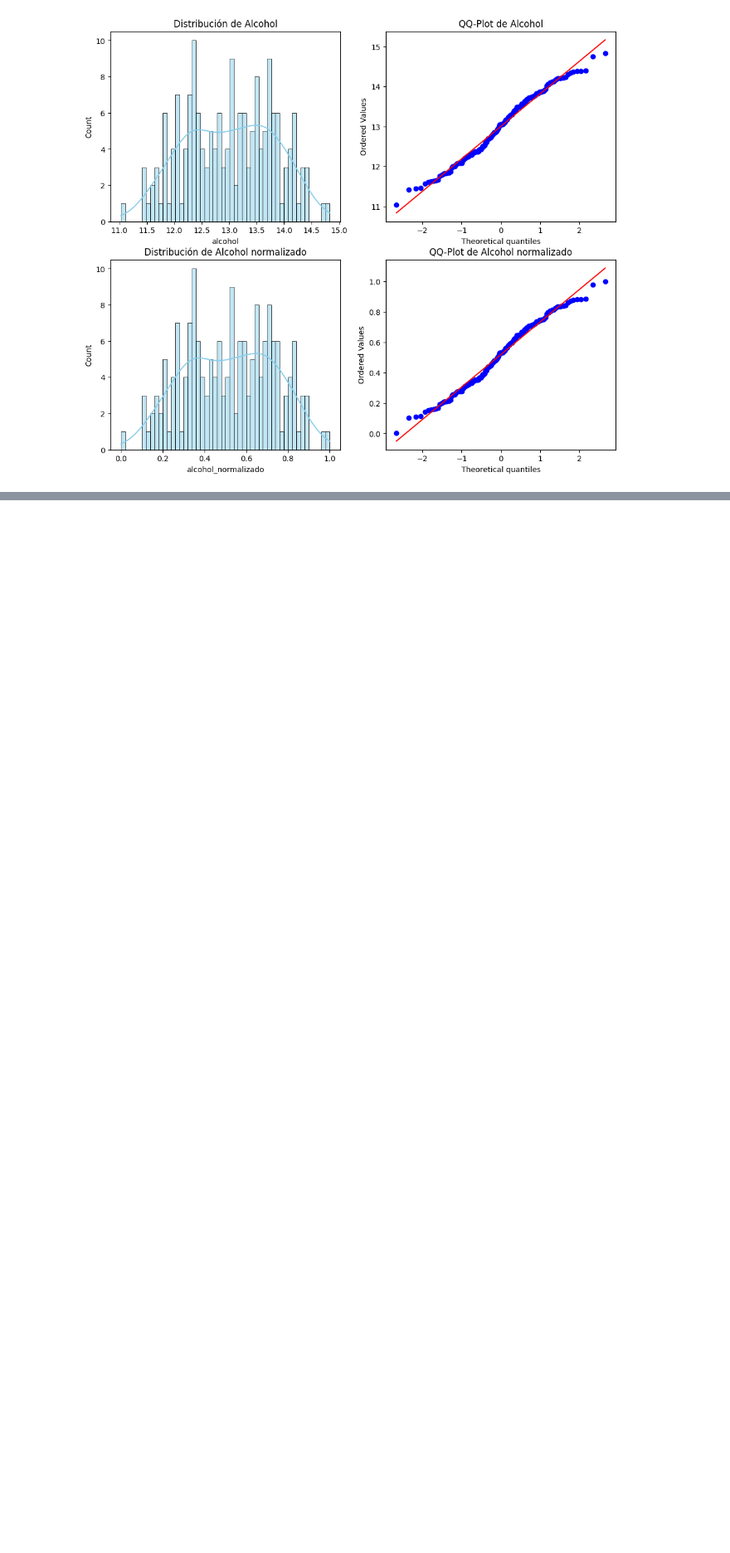
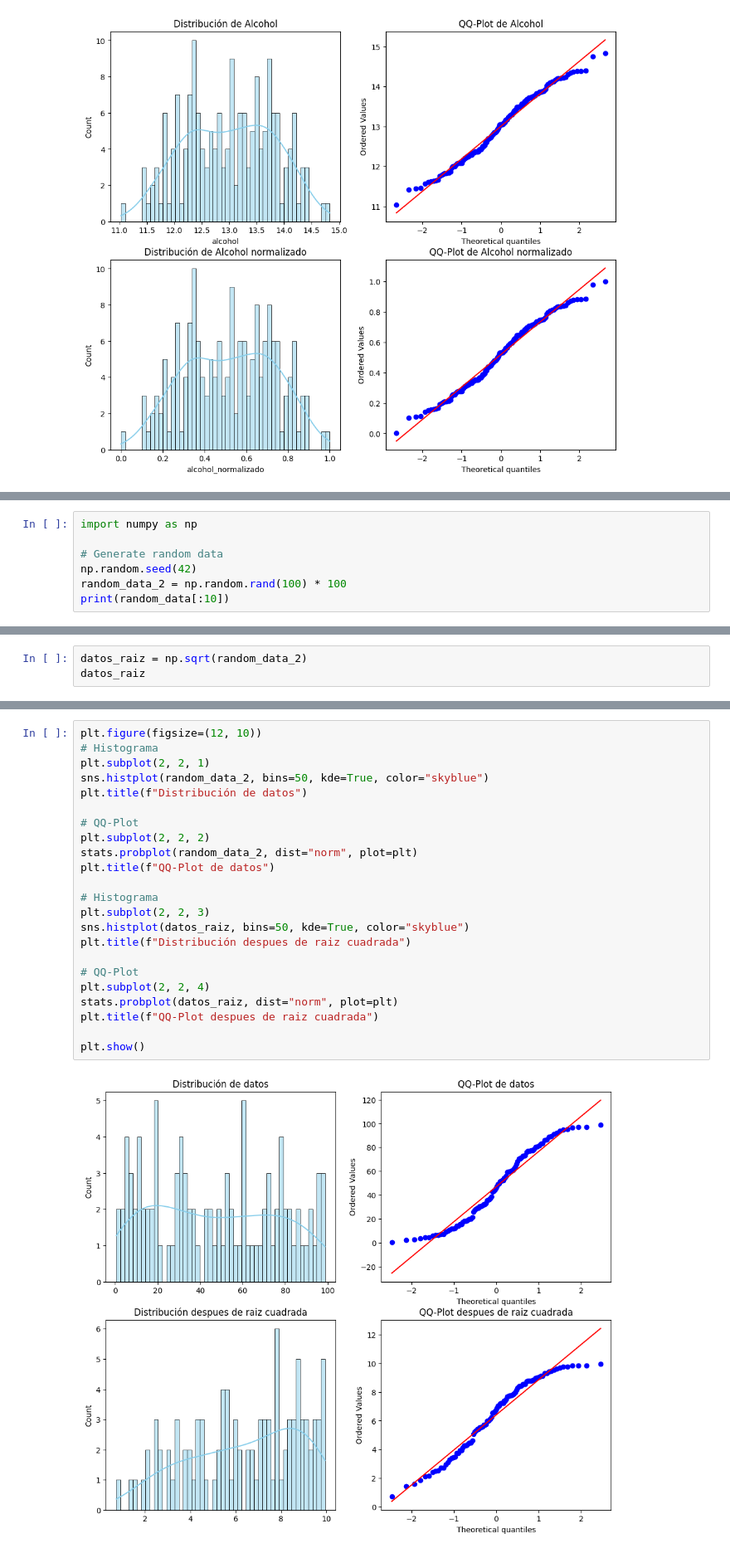
Before and after one commit to AleR26/ColabFiles, a Jupyter notebook: Tarea_20_Ejercicios_de_Normalizacion.ipynb, the cells around one changed output, grey strips where cells are left out. Shown at 83% size. Saved outputs shown, nothing was run; the diff lists cells and outputs as text; blank space fills up the shorter version.

```diff
--- a/Tarea_20_Ejercicios_de_Normalizacion.ipynb
+++ b/Tarea_20_Ejercicios_de_Normalizacion.ipynb
@@ -139,0 +249,7 @@ Preguntas:
+# %%
+import numpy as np
+
+# Generate random data
+np.random.seed(42)
+random_data_2 = np.random.rand(100) * 100
+print(random_data[:10])
@@ -139,0 +259,3 @@ Preguntas:
+# %%
+datos_raiz = np.sqrt(random_data_2)
+datos_raiz
@@ -140,3 +292,28 @@ Preguntas:
+# %%
+plt.figure(figsize=(12, 10))
+# Histograma
+plt.subplot(2, 2, 1)
+sns.histplot(random_data_2, bins=50, kde=True, color="skyblue")
+plt.title(f"Distribución de datos")
+
+# QQ-Plot
+plt.subplot(2, 2, 2)
+stats.probplot(random_data_2, dist="norm", plot=plt)
+plt.title(f"QQ-Plot de datos")
+
+# Histograma
+plt.subplot(2, 2, 3)
+sns.histplot(datos_raiz, bins=50, kde=True, color="skyblue")
+plt.title(f"Distribución despues de raiz cuadrada")
+
+# QQ-Plot
+plt.subplot(2, 2, 4)
+stats.probplot(datos_raiz, dist="norm", plot=plt)
+plt.title(f"QQ-Plot despues de raiz cuadrada")
+
+plt.show()
+# %% [output]
+[figure, added]
 # %% [markdown]
 Ejercicio 5: Transformación Box-Cox
 Instrucciones:
```
Also changed, not shown: parts of 19 cells of this notebook.
